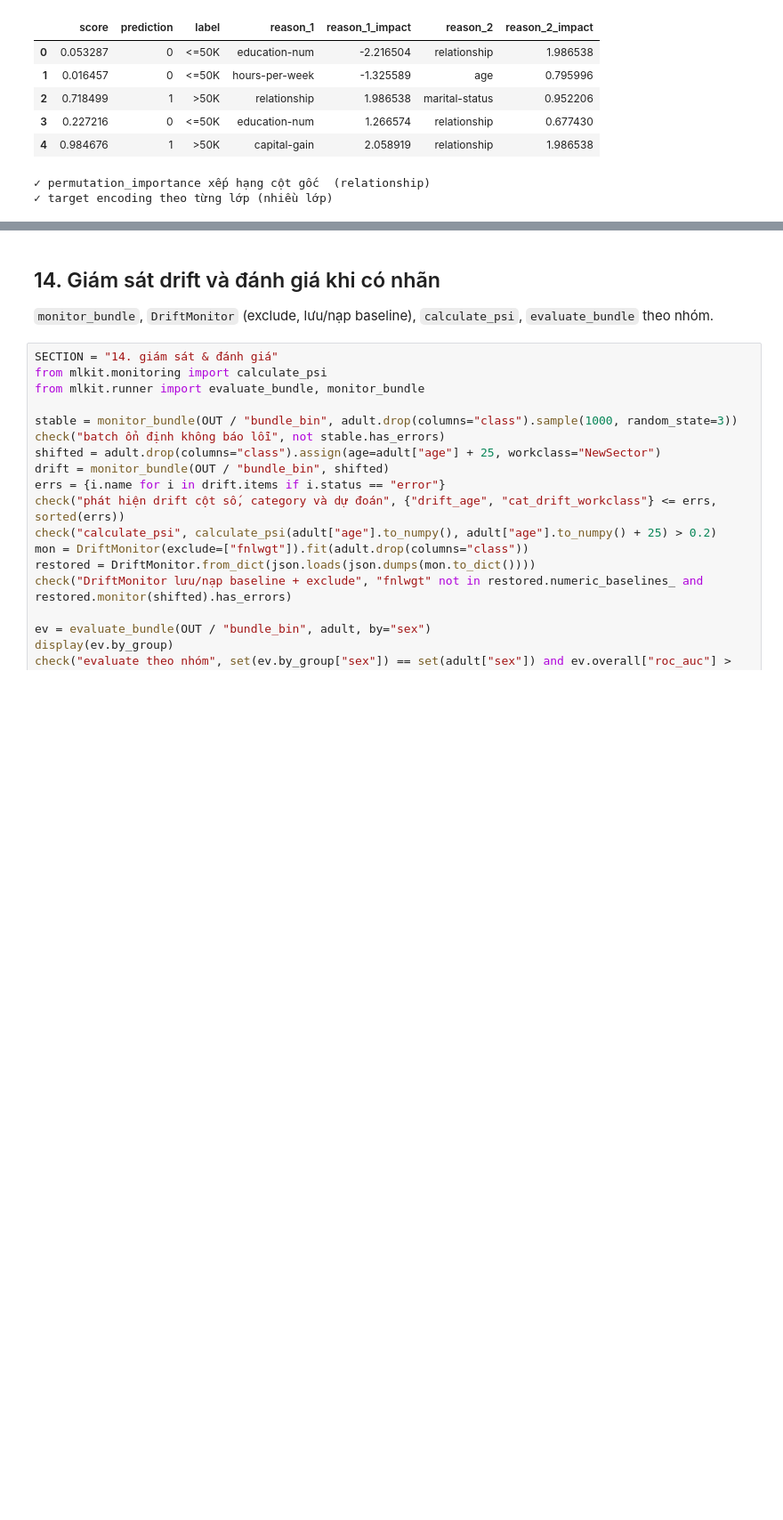
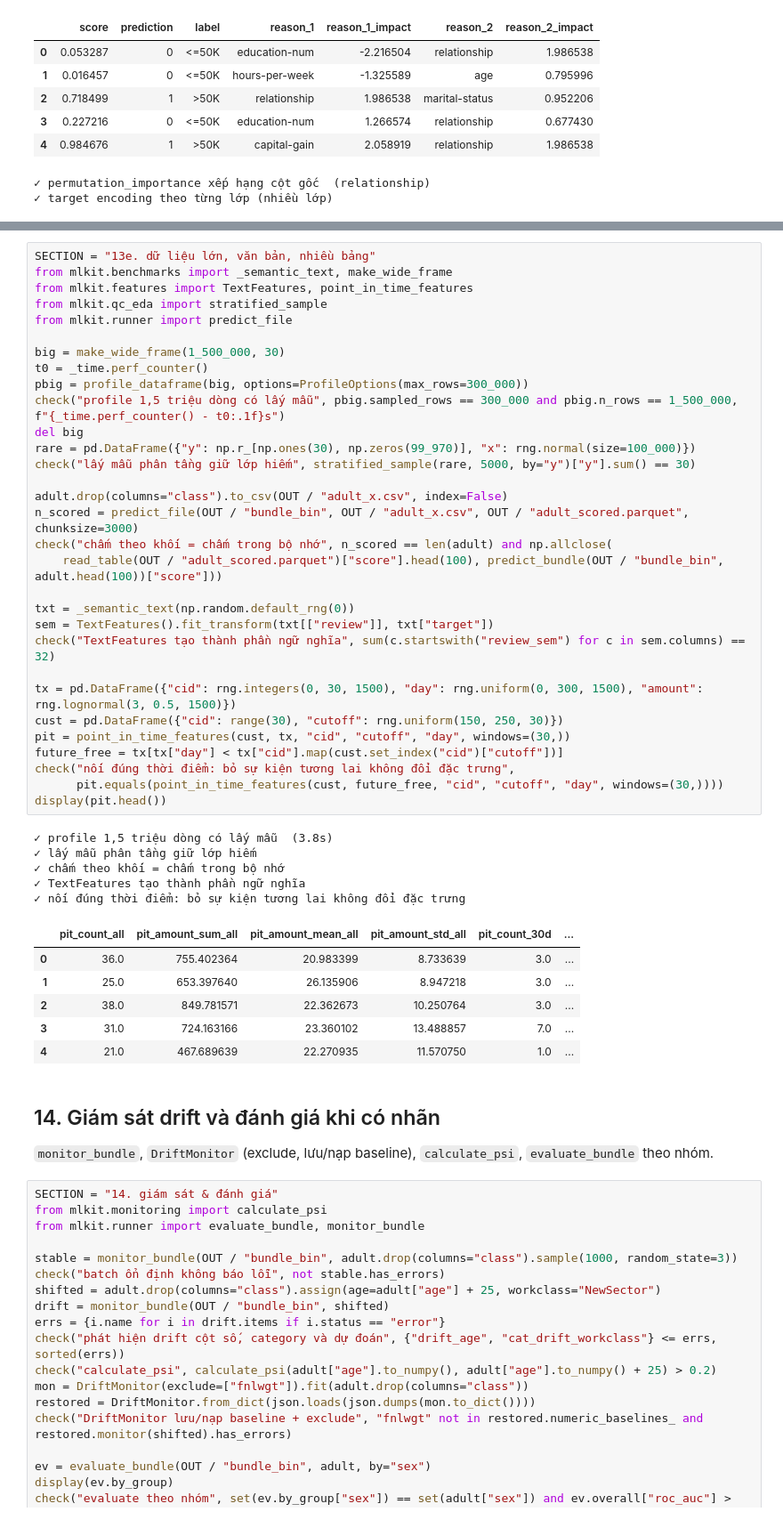
Before and after one commit to kien3007/mltk-package, a Jupyter notebook: notebooks/mlkit_full_test.ipynb, the cells around one changed output, grey strips where cells are left out. Shown at 89% size. Cells and saved outputs as stored; diff of their text form; blank space fills up the shorter version.

```diff
--- a/notebooks/mlkit_full_test.ipynb
+++ b/notebooks/mlkit_full_test.ipynb
@@ -706,3 +781,46 @@ check("target encoding theo từng lớp (nhiều lớp)", enc_mc.encoding_plan_
+# %%
+SECTION = "13e. dữ liệu lớn, văn bản, nhiều bảng"
+from mlkit.benchmarks import _semantic_text, make_wide_frame
+from mlkit.features import TextFeatures, point_in_time_features
+from mlkit.qc_eda import stratified_sample
+from mlkit.runner import predict_file
+
+big = make_wide_frame(1_500_000, 30)
+t0 = _time.perf_counter()
+pbig = profile_dataframe(big, options=ProfileOptions(max_rows=300_000))
+check("profile 1,5 triệu dòng có lấy mẫu", pbig.sampled_rows == 300_000 and pbig.n_rows == 1_500_000, f"{_time.perf_counter() - t0:.1f}s")
+del big
+rare = pd.DataFrame({"y": np.r_[np.ones(30), np.zeros(99_970)], "x": rng.normal(size=100_000)})
+check("lấy mẫu phân tầng giữ lớp hiếm", stratified_sample(rare, 5000, by="y")["y"].sum() == 30)
+
+adult.drop(columns="class").to_csv(OUT / "adult_x.csv", index=False)
+n_scored = predict_file(OUT / "bundle_bin", OUT / "adult_x.csv", OUT / "adult_scored.parquet", chunksize=3000)
+check("chấm theo khối = chấm trong bộ nhớ", n_scored == len(adult) and np.allclose(
+    read_table(OUT / "adult_scored.parquet")["score"].head(100), predict_bundle(OUT / "bundle_bin", adult.head(100))["score"]))
+
+txt = _semantic_text(np.random.default_rng(0))
+sem = TextFeatures().fit_transform(txt[["review"]], txt["target"])
+check("TextFeatures tạo thành phần ngữ nghĩa", sum(c.startswith("review_sem") for c in sem.columns) == 32)
+
+tx = pd.DataFrame({"cid": rng.integers(0, 30, 1500), "day": rng.uniform(0, 300, 1500), "amount": rng.lognormal(3, 0.5, 1500)})
+cust = pd.DataFrame({"cid": range(30), "cutoff": rng.uniform(150, 250, 30)})
+pit = point_in_time_features(cust, tx, "cid", "cutoff", "day", windows=(30,))
+future_free = tx[tx["day"] < tx["cid"].map(cust.set_index("cid")["cutoff"])]
+check("nối đúng thời điểm: bỏ sự kiện tương lai không đổi đặc trưng",
+      pit.equals(point_in_time_features(cust, future_free, "cid", "cutoff", "day", windows=(30,))))
+display(pit.head())
+# %% [output]
+✓ profile 1,5 triệu dòng có lấy mẫu  (3.8s)
+✓ lấy mẫu phân tầng giữ lớp hiếm
+✓ chấm theo khối = chấm trong bộ nhớ
+✓ TextFeatures tạo thành phần ngữ nghĩa
+✓ nối đúng thời điểm: bỏ sự kiện tương lai không đổi đặc trưng
+|  | pit_count_all | pit_amount_sum_all | pit_amount_mean_all | pit_amount_std_all | pit_count_30d | ... |
+| 0 | 36.0 | 755.402364 | 20.983399 | 8.733639 | 3.0 | ... |
+| 1 | 25.0 | 653.397640 | 26.135906 | 8.947218 | 3.0 | ... |
+| 2 | 38.0 | 849.781571 | 22.362673 | 10.250764 | 3.0 | ... |
+| 3 | 31.0 | 724.163166 | 23.360102 | 13.488857 | 7.0 | ... |
+| 4 | 21.0 | 467.689639 | 22.270935 | 11.570750 | 1.0 | ... |
 # %% [markdown]
 ## 14. Giám sát drift và đánh giá khi có nhãn
 `monitor_bundle`, `DriftMonitor` (exclude, lưu/nạp baseline), `calculate_psi`, `evaluate_bundle` theo nhóm.
```
Also changed, not shown: parts of 10 cells of this notebook, 32 other files.
